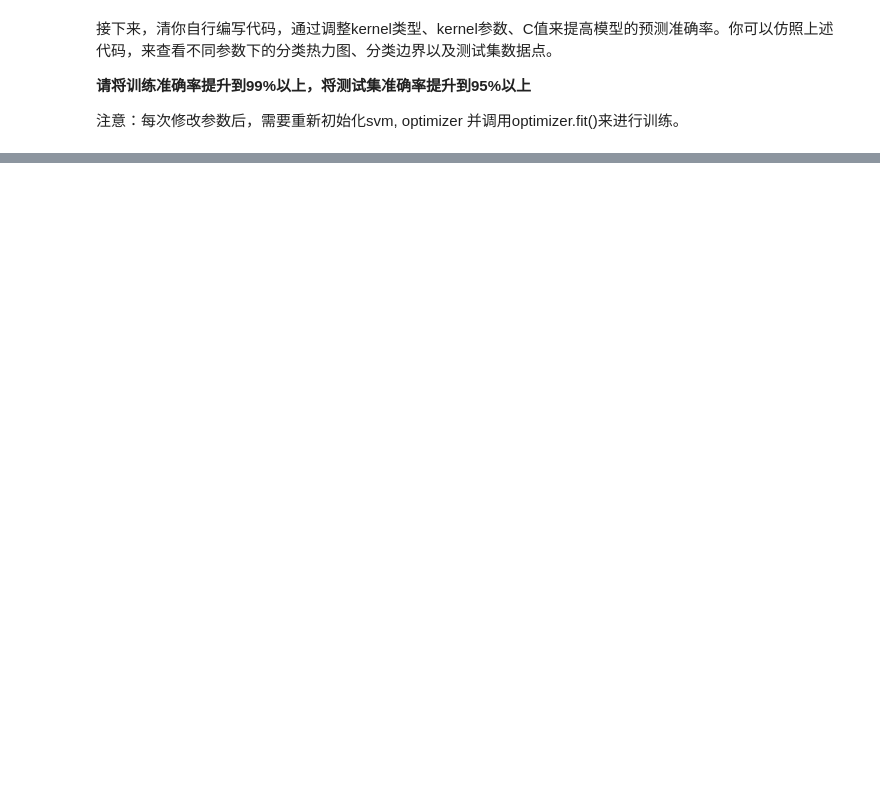
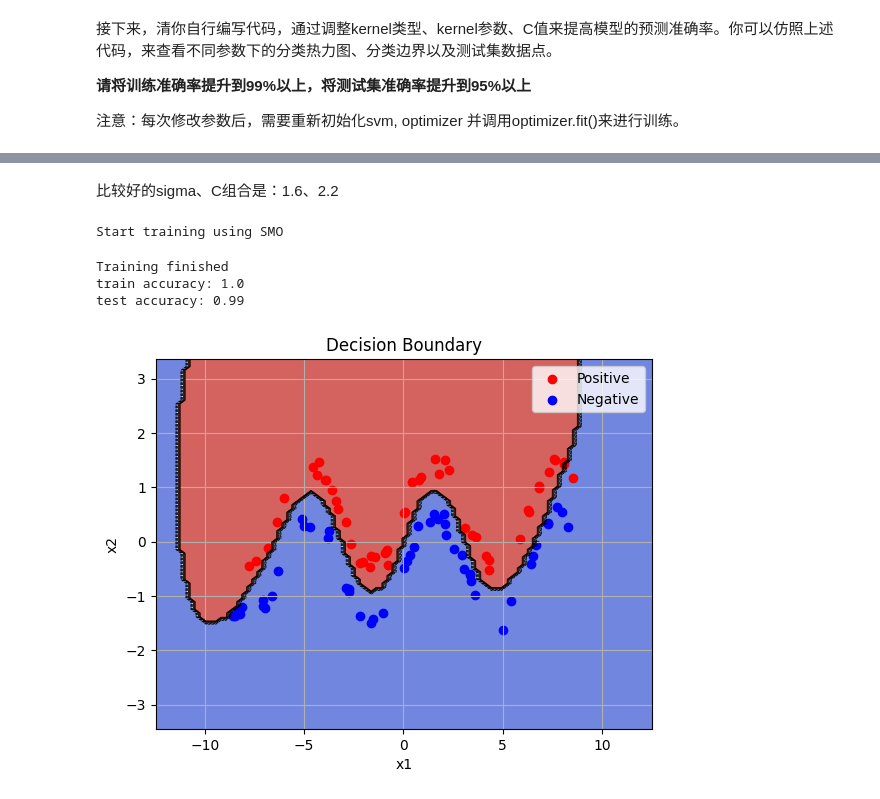
Before and after one commit to SasebonoShigure/ML_lab, a Jupyter notebook: Lab-SVM/lab.ipynb, the cells around one changed output, grey strips where cells are left out. Drawn from its saved outputs; the diff is of its cells as text; code cells hidden in the pictures; blank space fills up the shorter version.

```diff
--- a/Lab-SVM/lab.ipynb
+++ b/Lab-SVM/lab.ipynb
@@ -138,0 +229,42 @@ visualize_2D_border(svm, x1_intervals, x2_intervals, x_test, y_test)
+# %% [markdown]
+比较好的sigma、C组合是：1.6、2.2
+# %%
+# TODO: Implement the code to improve the accuracy of svm in the training and test set.
+sigma = 1.6
+kernel_fn = RBF_kernel(sigma)
+svm = SVM(kernel_fn=kernel_fn)
+
+C = 2.2
+max_passes = 1000
+optimizer = SSMO_optimizer(C=C)
+optimizer.fit(svm, x_train, y_train, max_passes=max_passes, verbose=True)
+
+# TODO: Implement the code to compute the accuracy of svm in the test set.
+# Note that svm itself is already trained, if you have run the above code.
+_,y_train_predict = svm.predict(x_train)
+train_accuracy = np.sum(y_train == y_train_predict) / y_train.shape[0]
+print("train accuracy: {}".format(train_accuracy))
+_,y_test_predict = svm.predict(x_test)
+test_accuracy = np.sum(y_test == y_test_predict) / y_test.shape[0]
+print("test accuracy: {}".format(test_accuracy))
+# %% [output]
+Start training using SMO
+Training finished
+train accuracy: 1.0
+test accuracy: 0.99
+# %%
+from vis_utils import visualize_2D_border
+
+x1_intervals = (x_train[:, 0].min(), x_train[:, 0].max())
+x2_intervals = (x_train[:, 1].min(), x_train[:, 1].max())
+
+# expand 2.0 times
+x1_mean = x1_intervals[0] + (x1_intervals[1] - x1_intervals[0]) / 2
+x2_mean = x2_intervals[0] + (x2_intervals[1] - x2_intervals[0]) / 2
+
+x1_intervals = (x1_mean - (x1_mean - x1_intervals[0]) * 2.0, x1_mean + (x1_intervals[1] - x1_mean) * 2.0)
+x2_intervals = (x2_mean - (x2_mean - x2_intervals[0]) * 2.0, x2_mean + (x2_intervals[1] - x2_mean) * 2.0)
+
+visualize_2D_border(svm, x1_intervals, x2_intervals, x_test, y_test)
+# %% [output]
+[figure, added]
```
Also changed, not shown: parts of 8 cells of this notebook, 6 other files.
